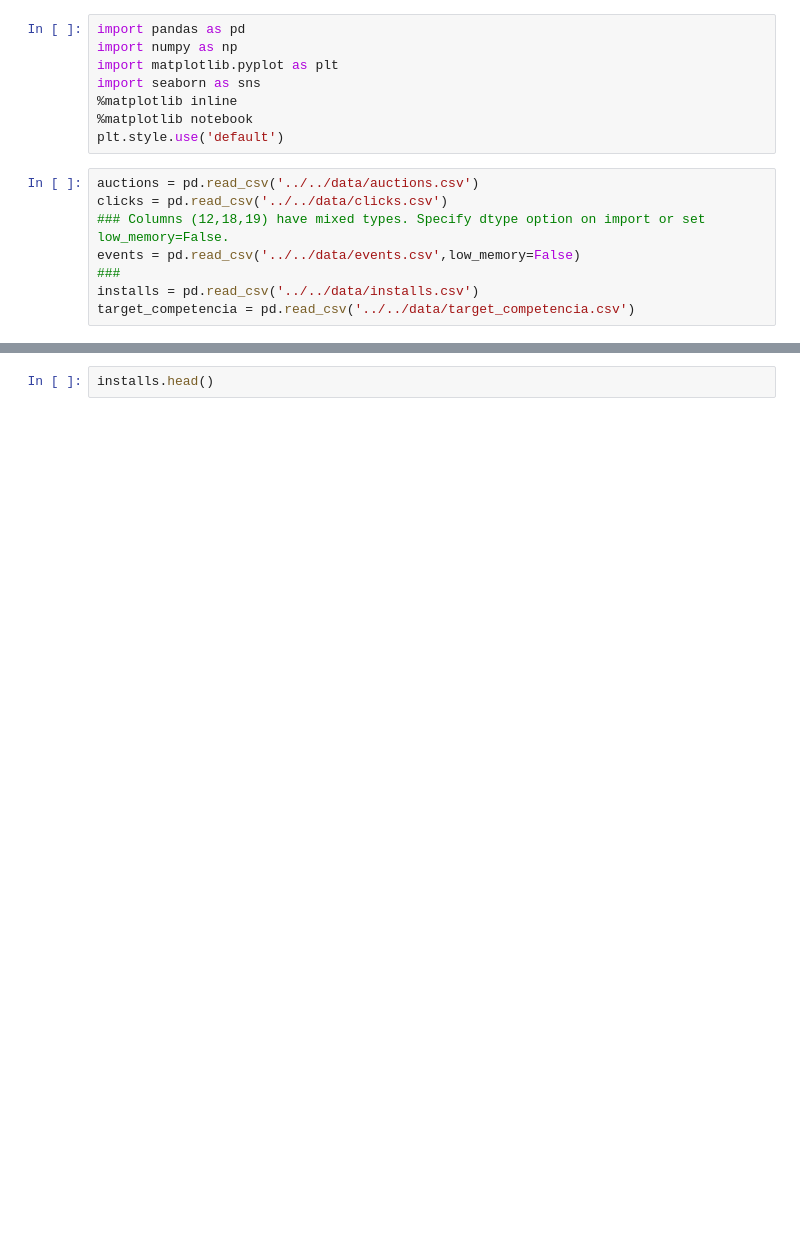
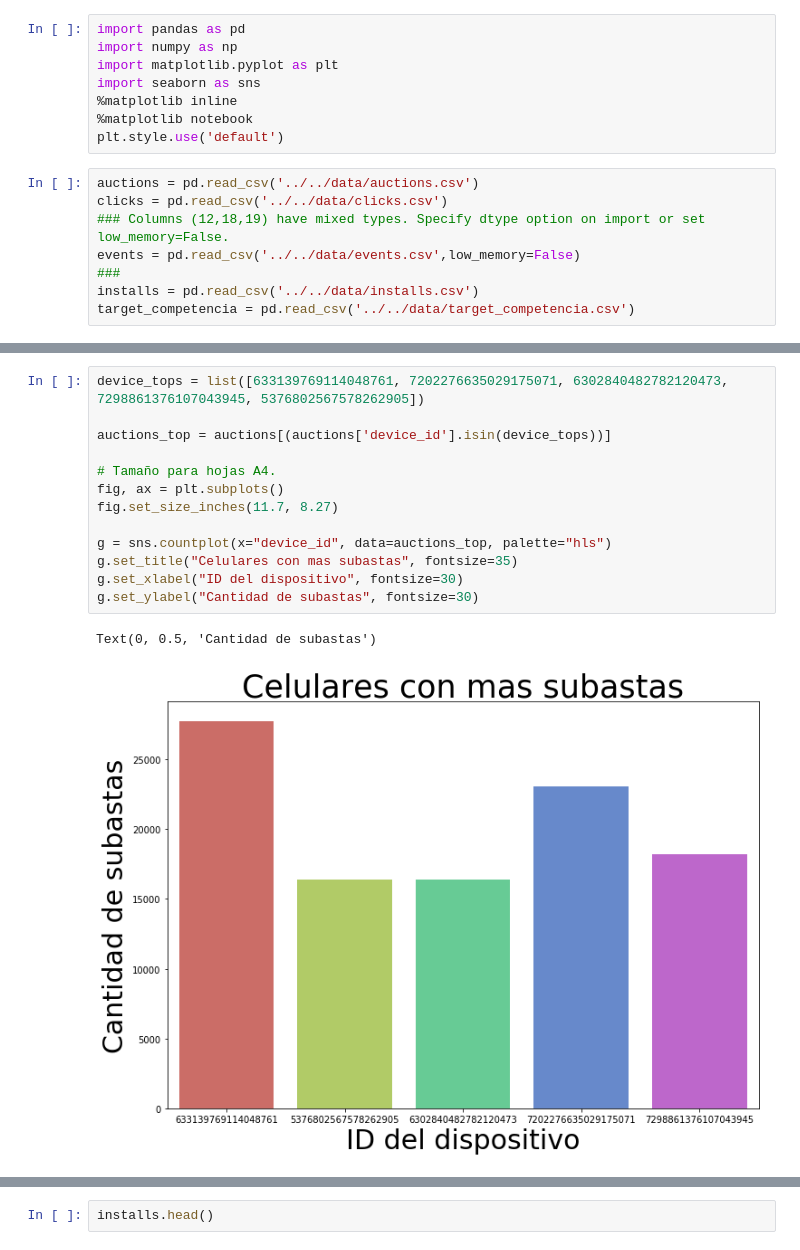
Before and after one commit to asilvestri2020/7506_1C2019, a Jupyter notebook: TP1/TP1.JM.ipynb, the cells around one changed output, grey strips where cells are left out. Saved outputs shown, nothing was run; the diff lists cells and outputs as text; blank space fills up the shorter version.

```diff
--- a/TP1/TP1.JM.ipynb
+++ b/TP1/TP1.JM.ipynb
@@ -44,0 +95,16 @@ events.head()
+# %%
+device_tops = list([633139769114048761, 7202276635029175071, 6302840482782120473, 7298861376107043945, 5376802567578262905])
+
+auctions_top = auctions[(auctions['device_id'].isin(device_tops))]
+
+# Tamaño para hojas A4.
+fig, ax = plt.subplots()
+fig.set_size_inches(11.7, 8.27)
+
+g = sns.countplot(x="device_id", data=auctions_top, palette="hls")
+g.set_title("Celulares con mas subastas", fontsize=35)
+g.set_xlabel("ID del dispositivo", fontsize=30)
+g.set_ylabel("Cantidad de subastas", fontsize=30)
+# %% [output]
+Text(0, 0.5, 'Cantidad de subastas')
+[figure, added]
```
Also changed, not shown: parts of 9 cells of this notebook, 3 other files.
